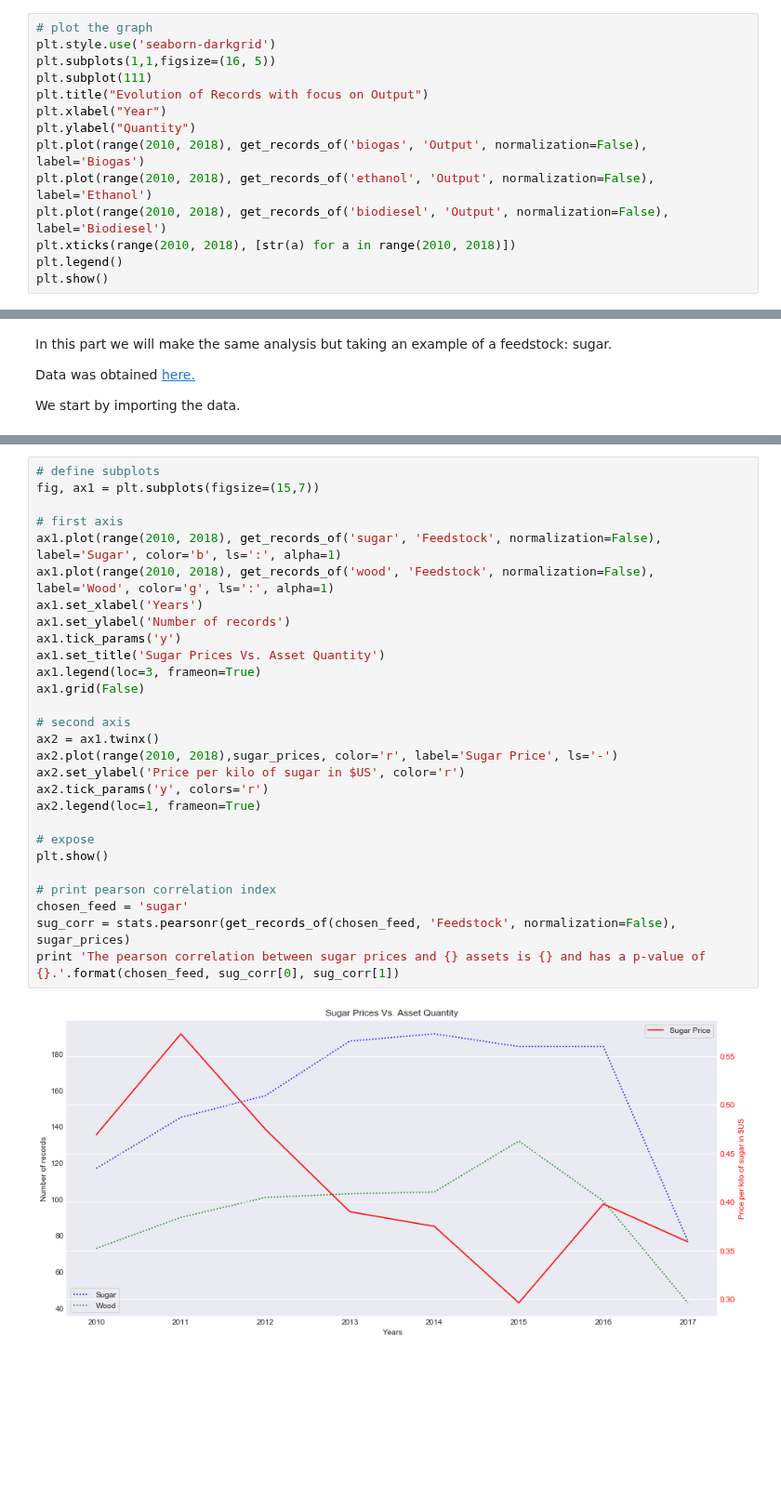
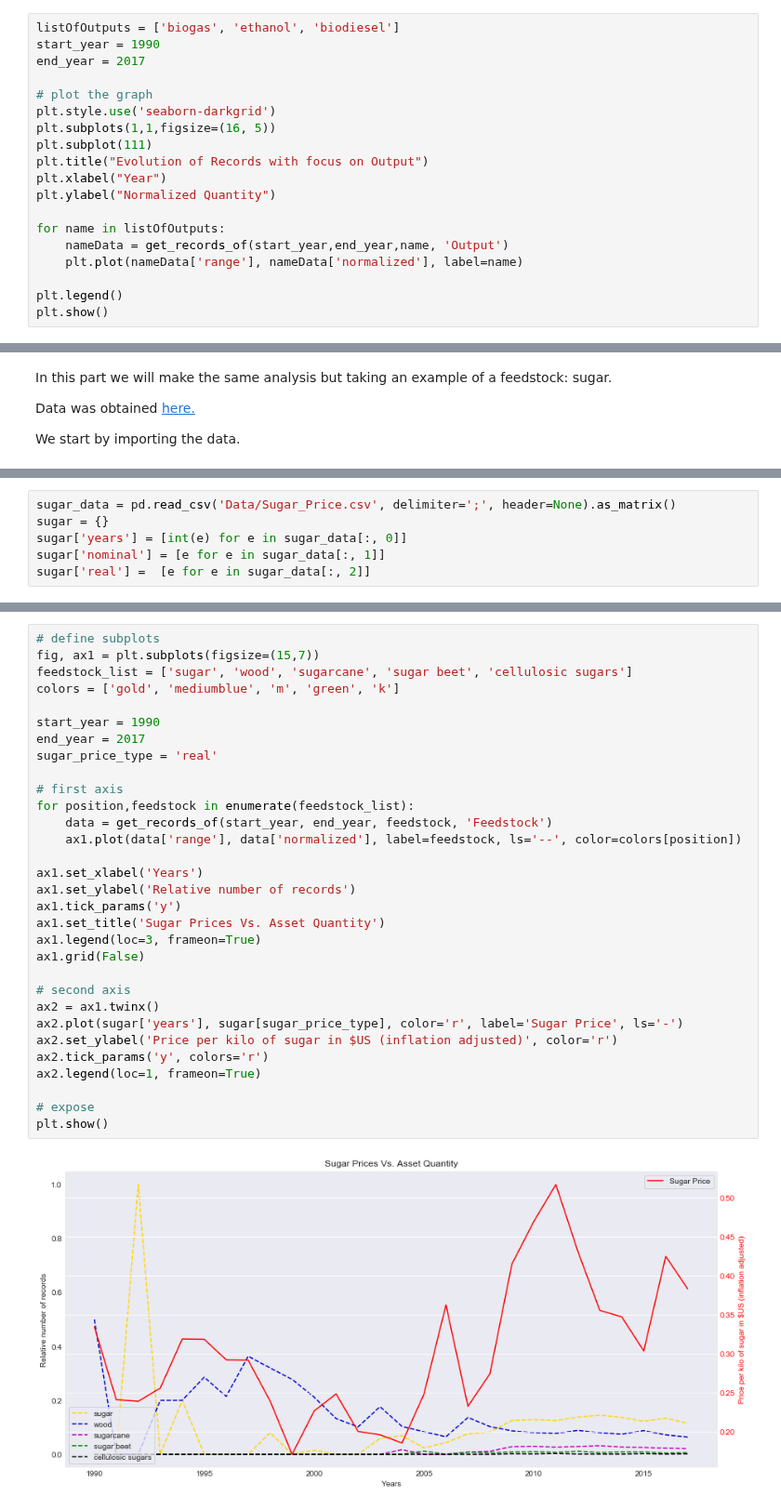
Before and after one commit to duarteocarmo/technological_capabilities, a Jupyter notebook: notebooks/2_2_Capability Correlations_Time.ipynb, the cells around one changed output, grey strips where cells are left out. Shown at 93% size. Cells and saved outputs as stored; diff of their text form; blank space fills up the shorter version.

```diff
--- a/notebooks/2_2_Capability Correlations_Time.ipynb
+++ b/notebooks/2_2_Capability Correlations_Time.ipynb
@@ -404,17 +437,22 @@ Now that the function is built, we can plot virtually any evolution.
 
 Let us see the evolution of records of biogas Vs. ethanol as an example.
 # %%
+listOfOutputs = ['biogas', 'ethanol', 'biodiesel']
+start_year = 1990
+end_year = 2017
+
 # plot the graph
 plt.style.use('seaborn-darkgrid')
 plt.subplots(1,1,figsize=(16, 5))
 plt.subplot(111)
 plt.title("Evolution of Records with focus on Output")
 plt.xlabel("Year")
-plt.ylabel("Quantity")
-plt.plot(range(2010, 2018), get_records_of('biogas', 'Output', normalization=False), label='Biogas')
-plt.plot(range(2010, 2018), get_records_of('ethanol', 'Output', normalization=False), label='Ethanol')
-plt.plot(range(2010, 2018), get_records_of('biodiesel', 'Output', normalization=False), label='Biodiesel')
-plt.xticks(range(2010, 2018), [str(a) for a in range(2010, 2018)])
+plt.ylabel("Normalized Quantity")
+
+for name in listOfOutputs:
+    nameData = get_records_of(start_year,end_year,name, 'Output')
+    plt.plot(nameData['range'], nameData['normalized'], label=name)
+
 plt.legend()
 plt.show()
 # %% [output]
@@ -522,0 +662,6 @@ And we plot the results.
+# %%
+sugar_data = pd.read_csv('Data/Sugar_Price.csv', delimiter=';', header=None).as_matrix()
+sugar = {}
+sugar['years'] = [int(e) for e in sugar_data[:, 0]]
+sugar['nominal'] = [e for e in sugar_data[:, 1]]
+sugar['real'] =  [e for e in sugar_data[:, 2]]
@@ -523,30 +672,33 @@ And we plot the results.
 # %%
 # define subplots
 fig, ax1 = plt.subplots(figsize=(15,7))
+feedstock_list = ['sugar', 'wood', 'sugarcane', 'sugar beet', 'cellulosic sugars']
+colors = ['gold', 'mediumblue', 'm', 'green', 'k']
+
+start_year = 1990
+end_year = 2017
+sugar_price_type = 'real'
 
 # first axis
-ax1.plot(range(2010, 2018), get_records_of('sugar', 'Feedstock', normalization=False), label='Sugar', color='b', ls=':', alpha=1)
-ax1.plot(range(2010, 2018), get_records_of('wood', 'Feedstock', normalization=False), label='Wood', color='g', ls=':', alpha=1)
+for position,feedstock in enumerate(feedstock_list):
+    data = get_records_of(start_year, end_year, feedstock, 'Feedstock')
+    ax1.plot(data['range'], data['normalized'], label=feedstock, ls='--', color=colors[position])
+
 ax1.set_xlabel('Years')
-ax1.set_ylabel('Number of records')
+ax1.set_ylabel('Relative number of records')
 ax1.tick_params('y')
 ax1.set_title('Sugar Prices Vs. Asset Quantity')
 ax1.legend(loc=3, frameon=True)
 ax1.grid(False)
 
 # second axis
 ax2 = ax1.twinx()
-ax2.plot(range(2010, 2018),sugar_prices, color='r', label='Sugar Price', ls='-')
-ax2.set_ylabel('Price per kilo of sugar in $US', color='r')
+ax2.plot(sugar['years'], sugar[sugar_price_type], color='r', label='Sugar Price', ls='-')
+ax2.set_ylabel('Price per kilo of sugar in $US (inflation adjusted)', color='r')
 ax2.tick_params('y', colors='r')
 ax2.legend(loc=1, frameon=True)
 
 # expose
 plt.show()
-
-# print pearson correlation index
-chosen_feed = 'sugar'
-sug_corr = stats.pearsonr(get_records_of(chosen_feed, 'Feedstock', normalization=False), sugar_prices)
-print 'The pearson correlation between sugar prices and {} assets is {} and has a p-value of {}.'.format(chosen_feed, sug_corr[0], sug_corr[1])
 # %% [output]
-[figure, old version]
+[figure, new version]
```
Also changed, not shown: parts of 34 cells of this notebook.
